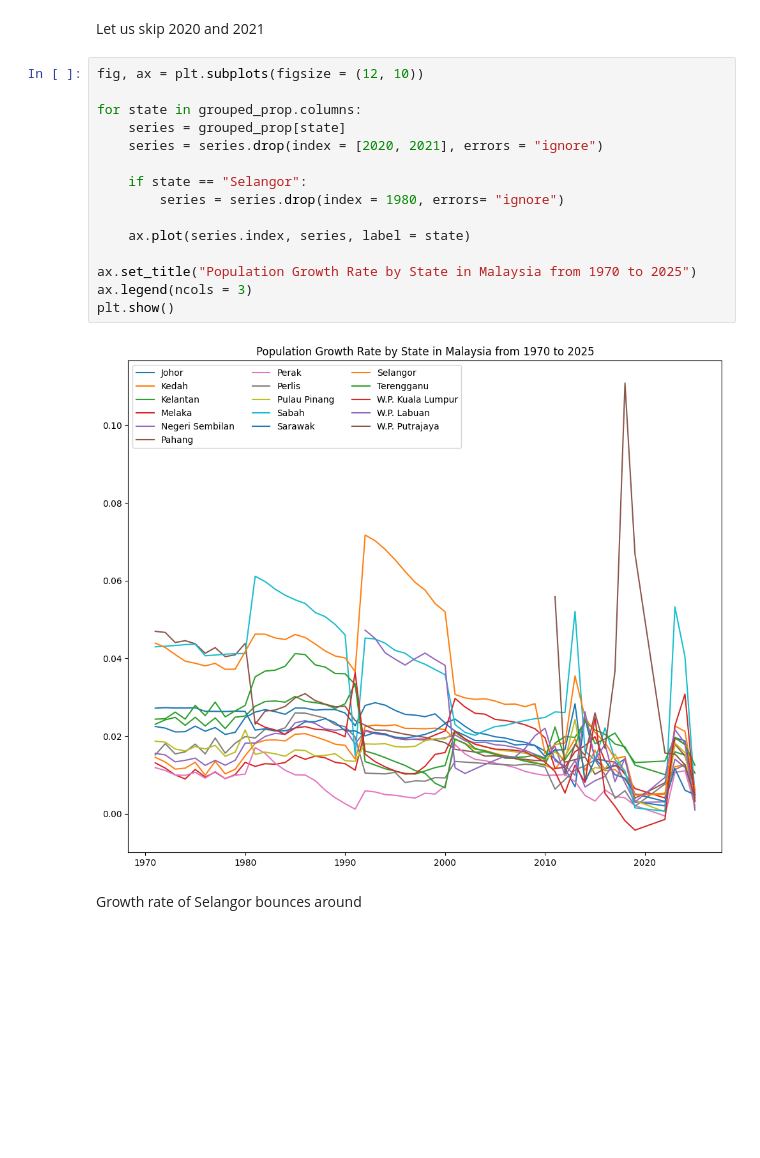
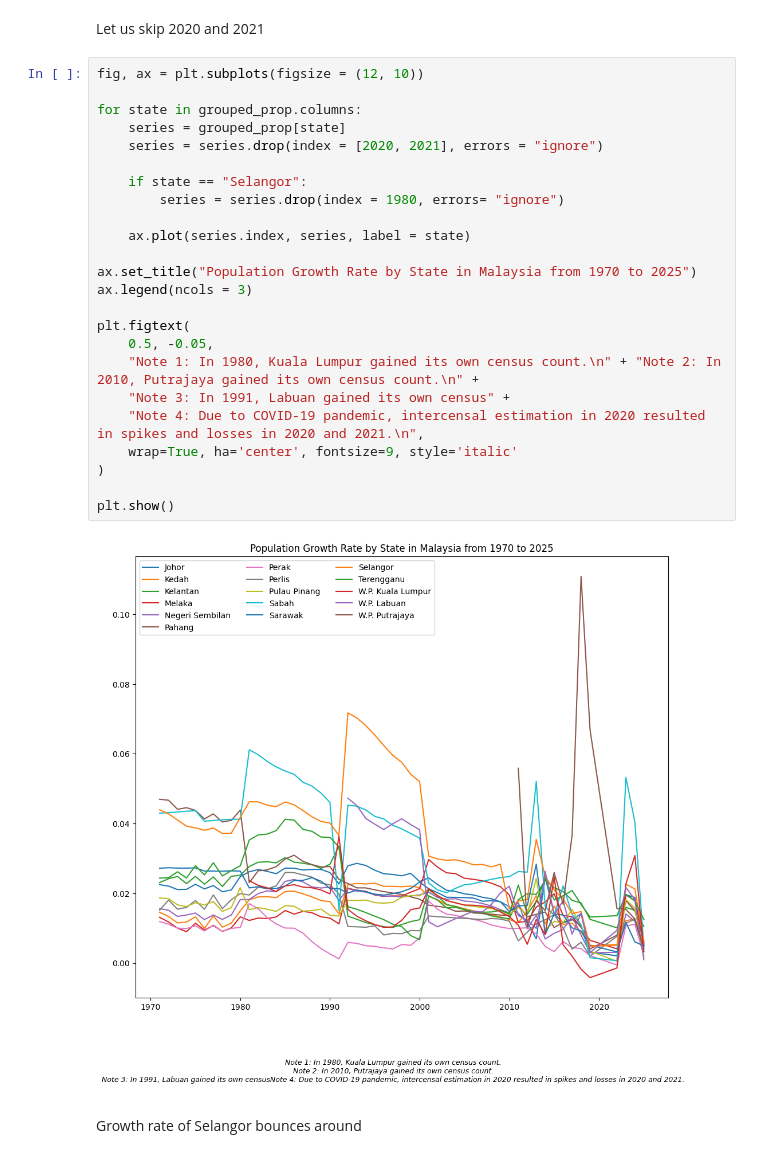
Before and after one commit to JSik01/population_malaysia_data_analysis, a Jupyter notebook: population_growth_rate.ipynb, the cells around one changed output. Drawn from its saved outputs; the diff is of its cells as text; blank space fills up the shorter version.

Commit message:
Corrected file name and annotated plots for population proportion by state; aggregated data for Malaysia

```diff
--- a/population_growth_rate.ipynb
+++ b/population_growth_rate.ipynb
@@ -274,20 +274,29 @@ Let us skip 2020 and 2021
 # %%
 fig, ax = plt.subplots(figsize = (12, 10))
 
 for state in grouped_prop.columns:
     series = grouped_prop[state]
     series = series.drop(index = [2020, 2021], errors = "ignore")
 
     if state == "Selangor":
         series = series.drop(index = 1980, errors= "ignore")
 
     ax.plot(series.index, series, label = state)
 
 ax.set_title("Population Growth Rate by State in Malaysia from 1970 to 2025")
 ax.legend(ncols = 3)
+
+plt.figtext(
+    0.5, -0.05,
+    "Note 1: In 1980, Kuala Lumpur gained its own census count.\n" + "Note 2: In 2010, Putrajaya gained its own census count.\n" +
+    "Note 3: In 1991, Labuan gained its own census" +
+    "Note 4: Due to COVID-19 pandemic, intercensal estimation in 2020 resulted in spikes and losses in 2020 and 2021.\n",
+    wrap=True, ha='center', fontsize=9, style='italic'
+)
+
 plt.show()
 # %% [output]
-[figure, old version]
+[figure, new version]
 # %% [markdown]
 Growth rate of Selangor bounces around
 # %%
```
Also changed, not shown: 2 other files.
